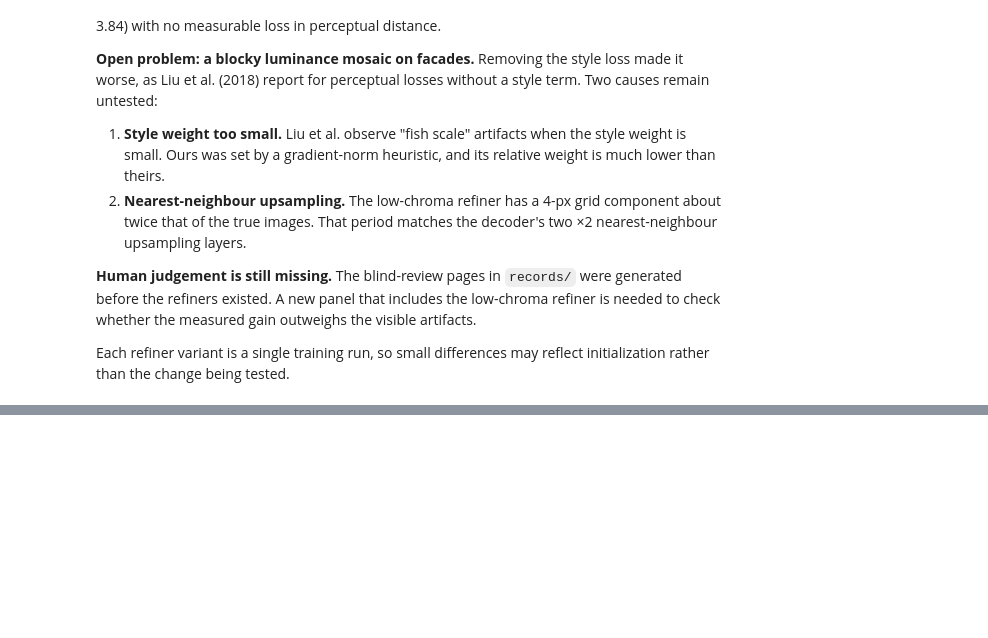
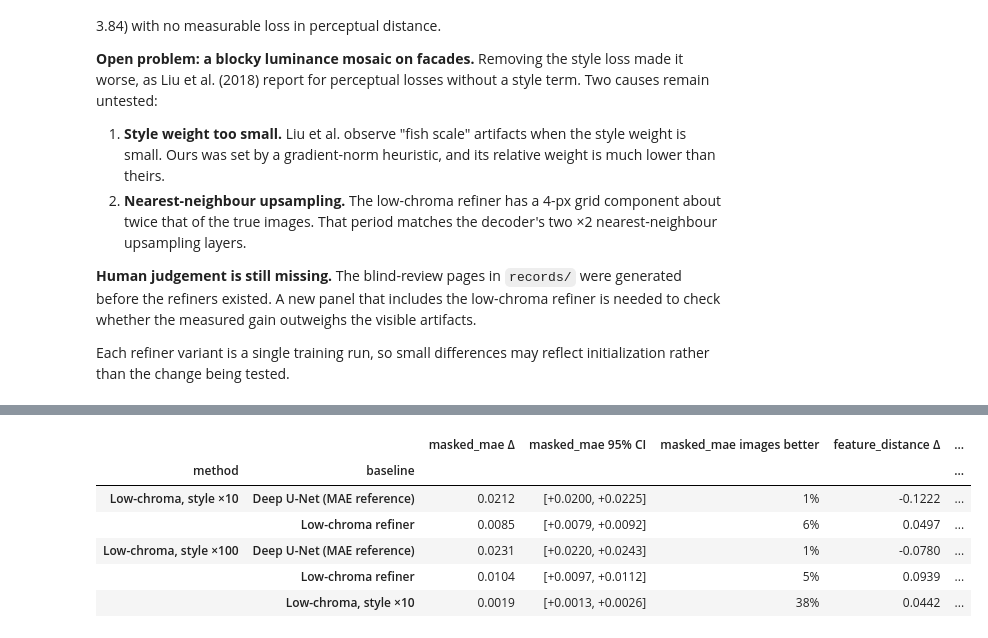
Before and after one commit to mateocordobatoro/photo-retouch, a Jupyter notebook: notebooks/photo_retouch_refinement.ipynb, the cells around one changed output, grey strips where cells are left out. Drawn from its saved outputs; the diff is of its cells as text; code cells hidden in the pictures; blank space fills up the shorter version.

```diff
--- a/notebooks/photo_retouch_refinement.ipynb
+++ b/notebooks/photo_retouch_refinement.ipynb
@@ -299,0 +471,77 @@ reflect initialization rather than the change being tested.
+# %%
+STYLE_RECORD_DIR.mkdir(parents=True, exist_ok=True)
+
+for name, arm in style_arms.items():
+    reconstructions[name] = refine_images(
+        arm.refiner, reconstructions[COARSE_NAME], validation.masks, refine_low_chroma
+    )
+    evaluations[name] = evaluator.evaluate(reconstructions[name])
+
+STYLE_SERIES = {
+    # multiple of the style weight: (method, log key)
+    0: ("Low-chroma, no style", "no_style"),
+    1: ("Low-chroma refiner", "low_chroma"),
+    10: ("Low-chroma, style ×10", "style_x10"),
+    100: ("Low-chroma, style ×100", "style_x100"),
+}
+style_logs = followup_log.join(style_run.log_frame().set_index("step"))
+last_window = style_logs[style_logs.index > STYLE_STEPS - 250]
+
+
+def grid_by_period(images):
+    table = pd.DataFrame(evaluator.grid_periodicity(images)).set_index("direction")
+    return {
+        f"grid {period} px ({direction[0]})": table.loc[direction, f"period {period} px"]
+        for period in [2, 4] for direction in ["horizontal", "vertical"]
+    }
+
+
+style_rows = []
+for multiple, (name, key) in STYLE_SERIES.items():
+    summary = evaluations[name].summary()
+    detail = evaluator.detail_summary(reconstructions[name])
+    style_rows.append({
+        "style multiple": multiple,
+        "method": name,
+        "masked_mae": summary["masked_mae"],
+        "feature_distance": summary["feature_distance"],
+        "kid_x1000": summary["kid_x1000"],
+        "luma_detail_ratio": detail["luma_detail_ratio"],
+        "chroma_detail_ratio": detail["chroma_detail_ratio"],
+        **grid_by_period(reconstructions[name]),
+        "train_gram_distance": last_window[f"{key}_style"].mean(),
+        "train_l1": last_window[f"{key}_l1"].mean(),
+    })
+style_table = pd.DataFrame(style_rows).set_index("style multiple")
+true_grid = pd.Series(grid_by_period(validation.originals), name="True image")
+
+STYLE_PAIRS = [
+    (name, baseline)
+    for name in STYLE_ARMS
+    for baseline in [COARSE_NAME, "Low-chroma refiner"]
+] + [("Low-chroma, style ×100", "Low-chroma, style ×10")]
+style_paired = pd.DataFrame([
+    {"method": method, "baseline": baseline,
+     **evaluator.paired(evaluations[method], evaluations[baseline])}
+    for method, baseline in STYLE_PAIRS
+]).set_index(["method", "baseline"])
+
+style_table.to_csv(STYLE_RECORD_DIR / "style_weight_summary.csv")
+style_paired.to_csv(STYLE_RECORD_DIR / "paired_comparisons.csv")
+pd.DataFrame({
+    name: evaluations[name].summary() for name in STYLE_ARMS
+}).T.rename_axis("method").to_csv(STYLE_RECORD_DIR / "metric_summary.csv")
+pd.DataFrame([
+    {"method": name, **row}
+    for name, images in {
+        "True image": validation.originals,
+        **{name: reconstructions[name] for name in STYLE_ARMS},
+    }.items()
+    for row in evaluator.grid_periodicity(images)
+]).set_index(["method", "direction"]).to_csv(STYLE_RECORD_DIR / "grid_periodicity.csv")
+
+with pd.option_context("display.width", 250, "display.max_columns", 20):
+    display(style_table.round(4))
+    display(true_grid.round(4).to_frame().T)
+    display(style_paired.round(4))
+# %% [output]
@@ -299,0 +556,7 @@ reflect initialization rather than the change being tested.
+|  |  | masked_mae Δ | masked_mae 95% CI | masked_mae images better | feature_distance Δ | ... |
+| method | baseline |  |  |  |  | ... |
+| Low-chroma, style ×10 | Deep U-Net (MAE reference) | 0.0212 | [+0.0200, +0.0225] | 1% | -0.1222 | ... |
+|  | Low-chroma refiner | 0.0085 | [+0.0079, +0.0092] | 6% | 0.0497 | ... |
+| Low-chroma, style ×100 | Deep U-Net (MAE reference) | 0.0231 | [+0.0220, +0.0243] | 1% | -0.0780 | ... |
+|  | Low-chroma refiner | 0.0104 | [+0.0097, +0.0112] | 5% | 0.0939 | ... |
+|  | Low-chroma, style ×10 | 0.0019 | [+0.0013, +0.0026] | 38% | 0.0442 | ... |
```
Also changed, not shown: parts of 13 cells of this notebook, 7 other files.
